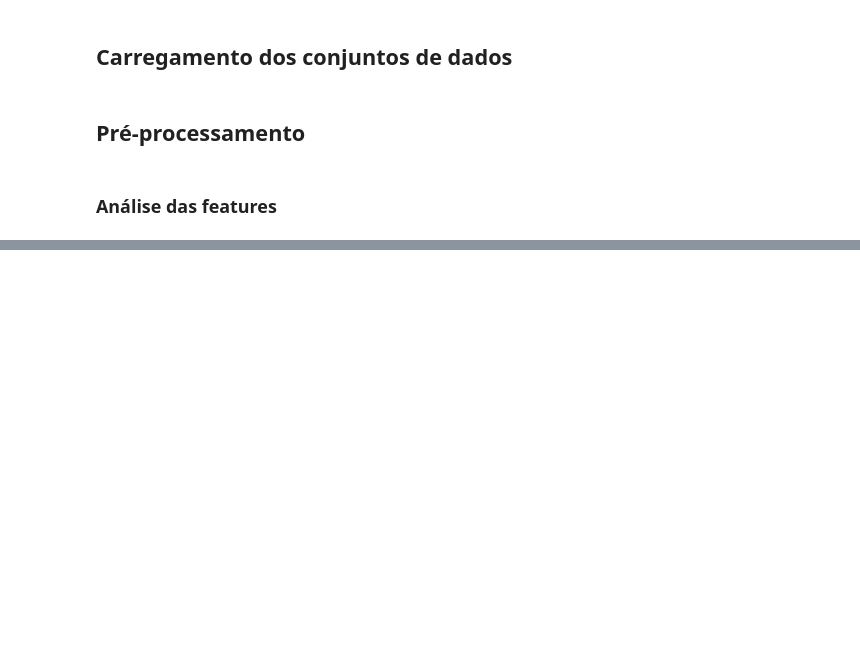
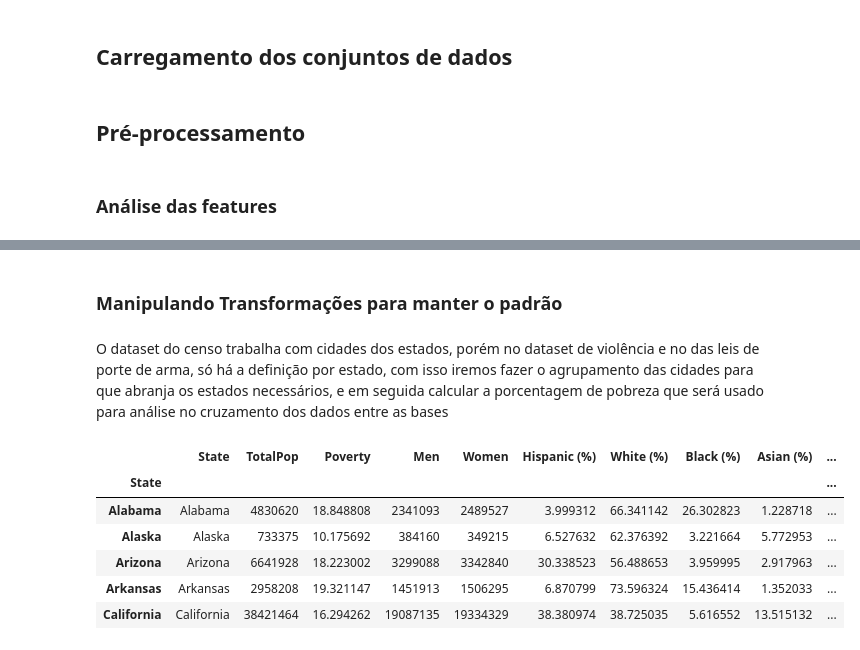
Before and after one commit to if1015-datascience-ufpe/2018-2-projeto-hadoop, a Jupyter notebook: proj.ipynb, the cells around one changed output, grey strips where cells are left out. Saved outputs shown, nothing was run; the diff lists cells and outputs as text; code cells hidden in the pictures; blank space fills up the shorter version.

Commit message:
Etapa de pre-processamento das 3 bases finalizado

```diff
--- a/proj.ipynb
+++ b/proj.ipynb
@@ -71,0 +233,43 @@ dtype: float64
+# %% [markdown]
+### Manipulando Transformações para manter o padrão
+# %% [markdown]
+O dataset do censo trabalha com cidades dos estados, porém no dataset de violência e no das leis de porte de arma, só há a definição por estado, com isso iremos fazer o agrupamento das cidades para que abranja os estados necessários, e em seguida calcular a porcentagem de pobreza que será usado para análise no cruzamento dos dados entre as bases
+# %%
+# Além da pobreza, pegamos também as informações com relação
+# a porcentagem das classes raciais que há naquele estado.
+agrup = censo_df[['State','County','TotalPop','Poverty','Men','Women','Hispanic','White','Black','Asian','Native']].copy()
+
+agrup.head()
+agrup['Hispanic'] = agrup.apply(lambda x : (x['Hispanic'] * x['TotalPop']/100), axis=1)
+agrup['White'] = agrup.apply(lambda x : (x['White'] * x['TotalPop']/100), axis=1)
+agrup['Black'] = agrup.apply(lambda x : (x['Black'] * x['TotalPop']/100), axis=1)
+agrup['Asian'] = agrup.apply(lambda x : (x['Asian'] * x['TotalPop']/100), axis=1)
+agrup['Native'] = agrup.apply(lambda x : (x['Native'] * x['TotalPop']/100), axis=1)
+agrup.head()
+
+agrup['Poverty_Amount'] = agrup.apply(lambda x: x['TotalPop'] * x['Poverty']/100, axis=1)
+
+pobreza_estado = agrup.groupby('State').sum().reset_index()
+pobreza_estado['Poverty'] = pobreza_estado.apply(lambda x: x['Poverty_Amount'] / x['TotalPop'] * 100, axis=1)
+pobreza_estado.index = pobreza_estado['State']
+
+#Descartar porto rico por não ser um estado incluso nas outras bases.
+pobreza_estado.drop(pobreza_estado[pobreza_estado.index == 'Puerto Rico'].index, axis=0, inplace=True)
+
+#Conversão para porcentagem do total de classes raciais ao agregar informações de todos os estados em uma só.
+pobreza_estado['Hispanic'] = pobreza_estado.apply(lambda x : (x['Hispanic'] / x['TotalPop']*100), axis=1)
+pobreza_estado['White'] = pobreza_estado.apply(lambda x : (x['White'] / x['TotalPop']*100), axis=1)
+pobreza_estado['Black'] = pobreza_estado.apply(lambda x : (x['Black'] / x['TotalPop']*100), axis=1)
+pobreza_estado['Asian'] = pobreza_estado.apply(lambda x : (x['Asian'] / x['TotalPop']*100), axis=1)
+pobreza_estado['Native'] = pobreza_estado.apply(lambda x : (x['Native'] / x['TotalPop']*100), axis=1)
+pobreza_estado.columns = ['State','TotalPop','Poverty','Men','Women','Hispanic (%)','White (%)','Black (%)'\
+                         ,'Asian (%)','Native (%)','Poverty_Amount']
+pobreza_estado.head()
+# %% [output]
+|  | State | TotalPop | Poverty | Men | Women | Hispanic (%) | White (%) | Black (%) | Asian (%) | ... |
+| State |  |  |  |  |  |  |  |  |  | ... |
+| Alabama | Alabama | 4830620 | 18.848808 | 2341093 | 2489527 | 3.999312 | 66.341142 | 26.302823 | 1.228718 | ... |
+| Alaska | Alaska | 733375 | 10.175692 | 384160 | 349215 | 6.527632 | 62.376392 | 3.221664 | 5.772953 | ... |
+| Arizona | Arizona | 6641928 | 18.223002 | 3299088 | 3342840 | 30.338523 | 56.488653 | 3.959995 | 2.917963 | ... |
+| Arkansas | Arkansas | 2958208 | 19.321147 | 1451913 | 1506295 | 6.870799 | 73.596324 | 15.436414 | 1.352033 | ... |
+| California | California | 38421464 | 16.294262 | 19087135 | 19334329 | 38.380974 | 38.725035 | 5.616552 | 13.515132 | ... |
```
Also changed, not shown: parts of 23 cells of this notebook.
